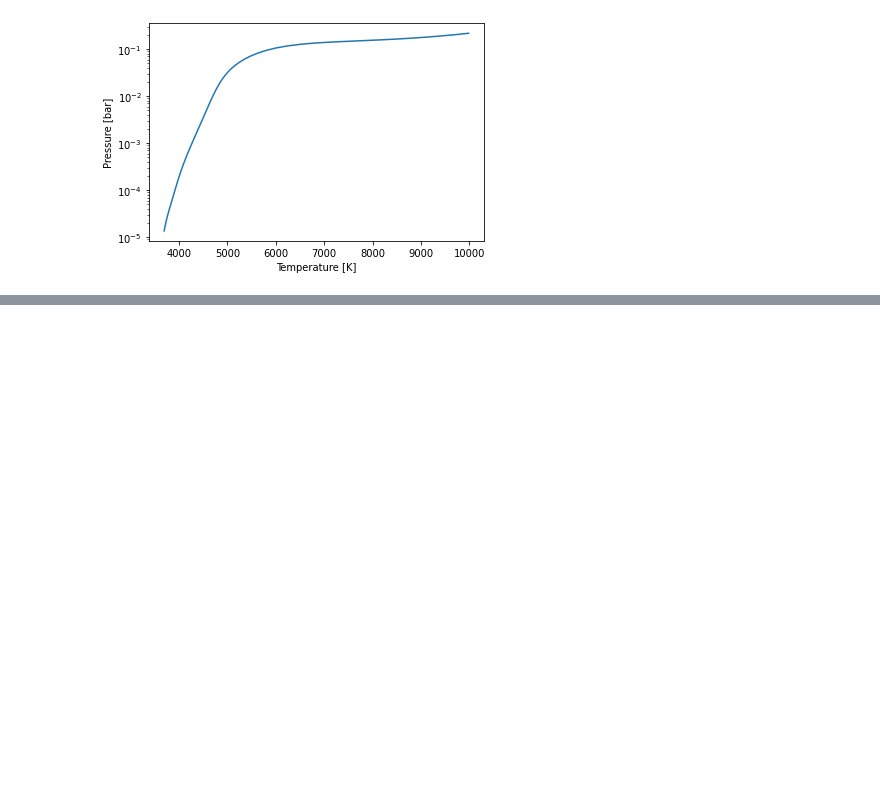
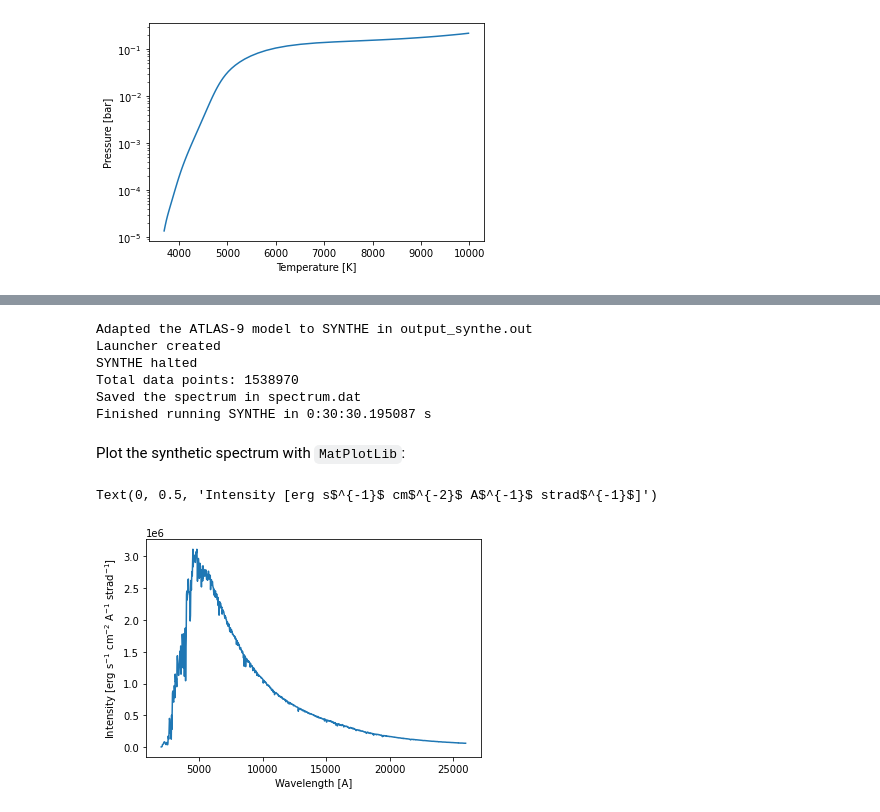
Before and after one commit to Roman-UCSD/BasicATLAS, a Jupyter notebook: examples/sun_model.ipynb, the cells around one changed output, grey strips where cells are left out. Drawn from its saved outputs; the diff is of its cells as text; code cells hidden in the pictures; blank space fills up the shorter version.

Commit message:
Reintroduced SYNTHE
SYNTHE can now be used with BasicATLAS. Bug fixes in the code, better error reporting in Jupyter notebook

```diff
--- a/examples/sun_model.ipynb
+++ b/examples/sun_model.ipynb
@@ -42,0 +53,23 @@ plt.yscale('log')
+# %%
+atlas.synthe(run_dir, 200, 2600)
+# %% [output]
+Adapted the ATLAS-9 model to SYNTHE in output_synthe.out
+Launcher created
+SYNTHE halted
+Total data points: 1538970
+Saved the spectrum in spectrum.dat
+Finished running SYNTHE in 0:30:30.195087 s
+# %% [markdown]
+Plot the synthetic spectrum with `MatPlotLib`:
+# %%
+wl, flux = np.loadtxt(run_dir + '/spectrum.dat', delimiter = ',', unpack = True, usecols = [0, 1])
+
+# Bin the spectrum for visualization purposes (defaults to 1000 bins)
+wl, flux = atlas.bin_spec(wl, flux)
+
+plt.plot(wl, flux, '-')
+plt.xlabel('Wavelength [A]')
+plt.ylabel('Intensity [erg s$^{-1}$ cm$^{-2}$ A$^{-1}$ strad$^{-1}$]')
+# %% [output]
+Text(0, 0.5, 'Intensity [erg s$^{-1}$ cm$^{-2}$ A$^{-1}$ strad$^{-1}$]')
+[figure, added]
```
Also changed, not shown: parts of 8 cells of this notebook, 8 other files.
